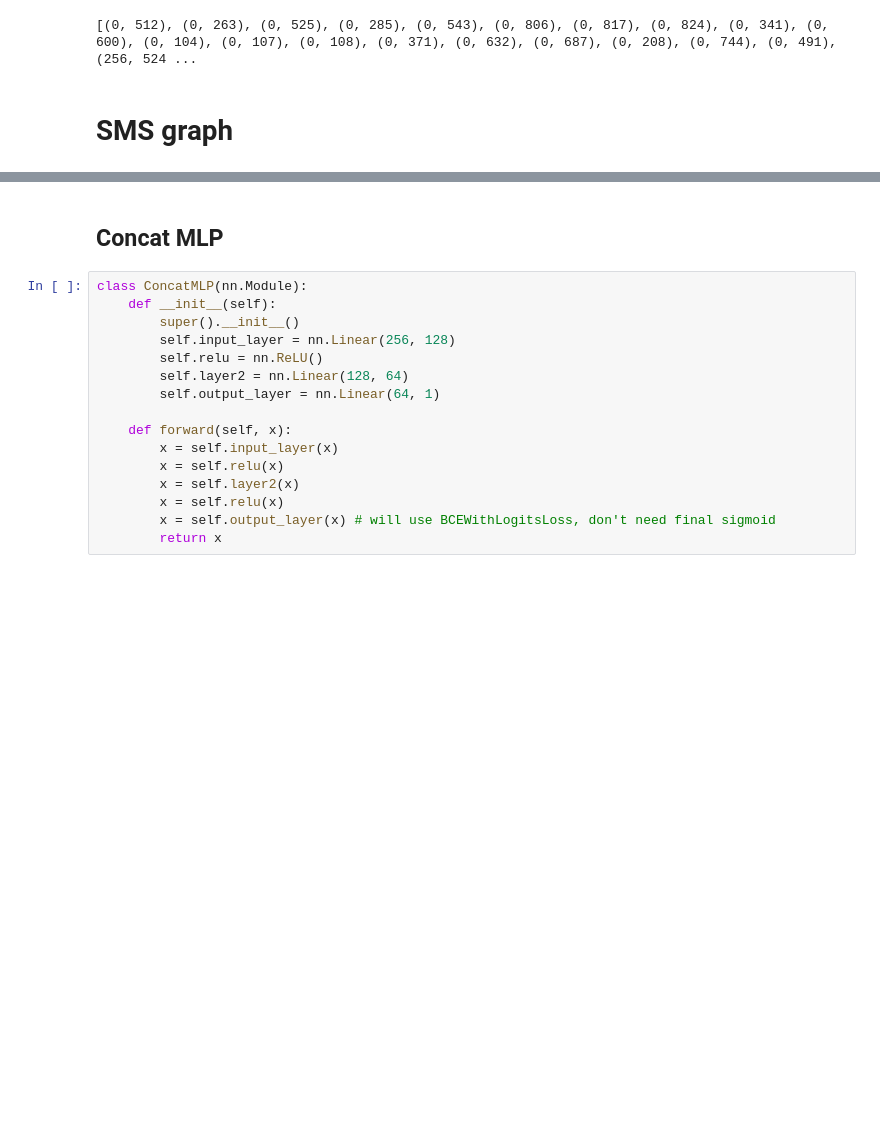
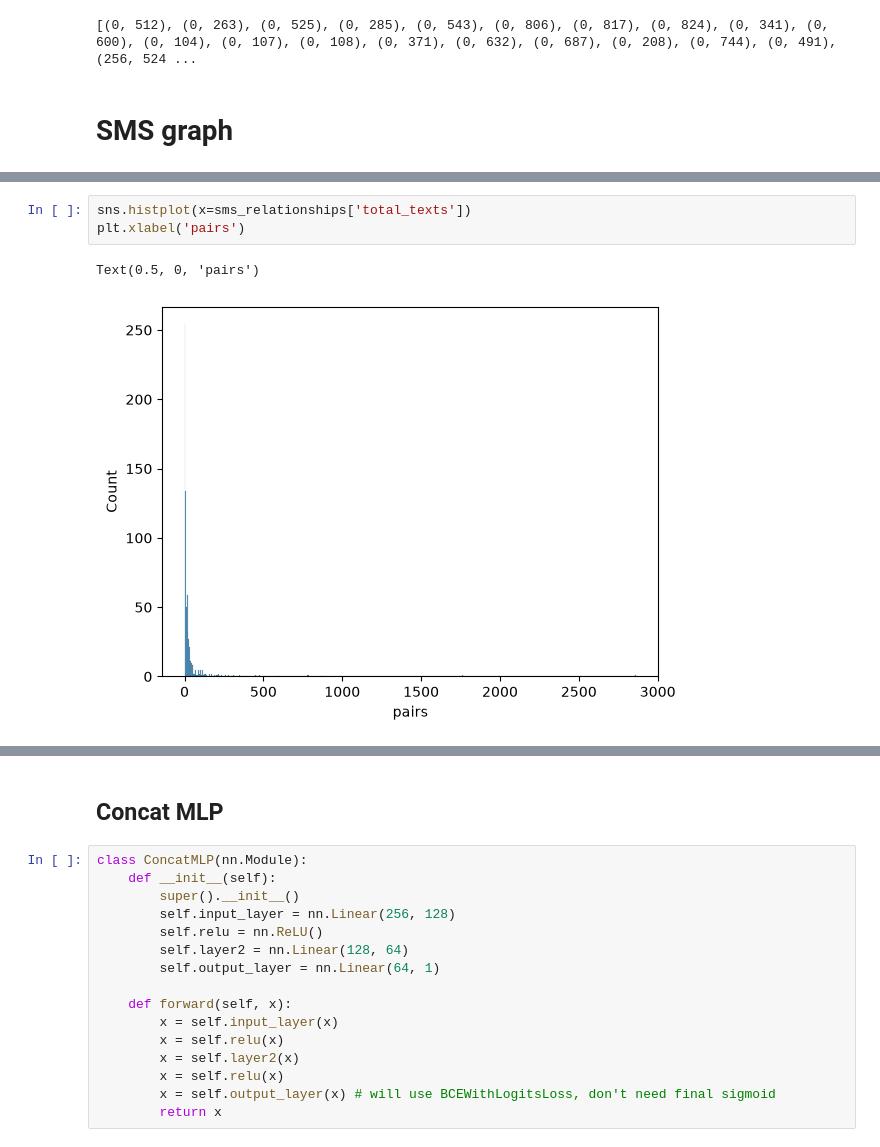
Before and after one commit to ucd-cosmos-data/26-the-deep-learners-analysis, a Jupyter notebook: FinalProject/notebooks/nn.ipynb, the cells around one changed output, grey strips where cells are left out. Saved outputs shown, nothing was run; the diff lists cells and outputs as text; blank space fills up the shorter version.

```diff
--- a/FinalProject/notebooks/nn.ipynb
+++ b/FinalProject/notebooks/nn.ipynb
@@ -55,0 +76,6 @@ sms_data = sms_data.astype({'sender': 'int', 'recipient': 'int'})
+# %%
+sns.histplot(x=sms_relationships['total_texts'])
+plt.xlabel('pairs')
+# %% [output]
+Text(0.5, 0, 'pairs')
+[figure, added]
```
Also changed, not shown: parts of 32 cells of this notebook.
